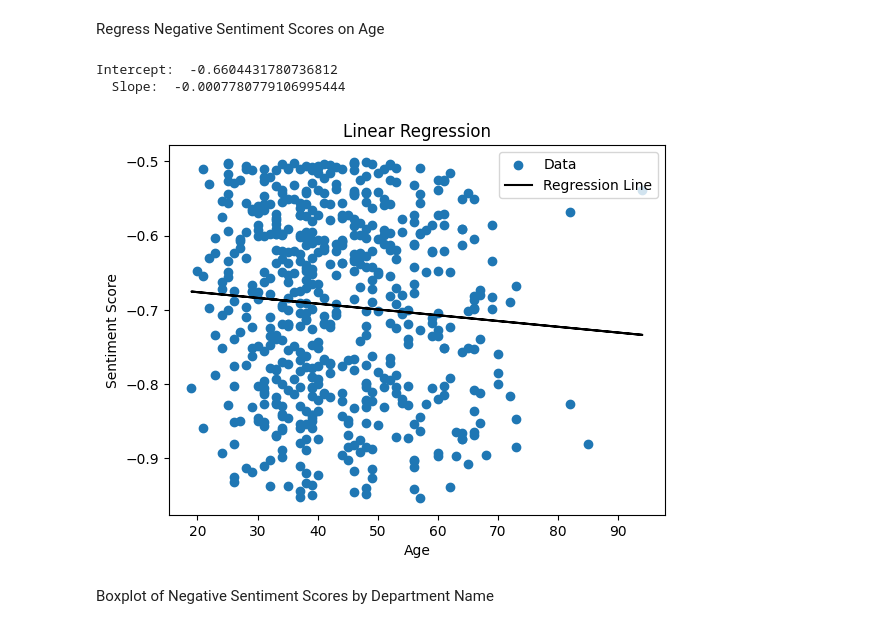
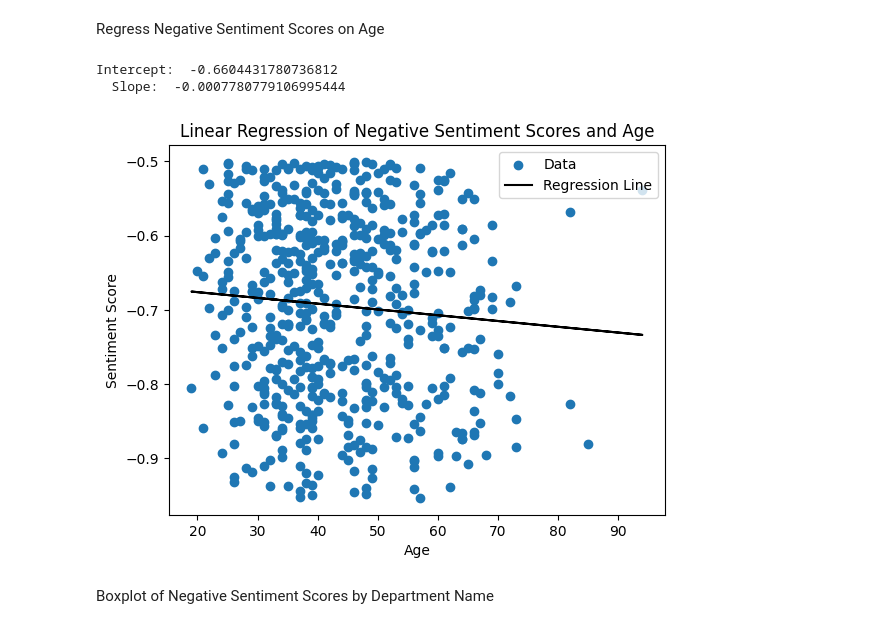
Before and after one commit to Sabrina-Hendricks/DS4002-Group13, a Jupyter notebook: Scripts/Ml3_Analysis_Negative.ipynb, the cells around one changed output. Cells and saved outputs as stored; diff of their text form; code cells hidden in the pictures.

```diff
--- a/Scripts/Ml3_Analysis_Negative.ipynb
+++ b/Scripts/Ml3_Analysis_Negative.ipynb
@@ -108,25 +71,25 @@ Regress Negative Sentiment Scores on Age
 # %%
 x = negative_df['Age']
 y = negative_df['Sentiment Score']
 
 coef = slr(x,y) # Single Linear Regression
 print('Intercept: ',coef['b0'], '\n', ' Slope: ', coef['b1'])
 
 y_hat = coef['b0']+coef['b1']*x # Compute predictions
 
 # Scatter plot of fit:
 plt.scatter(x,y,label='Data')
 plt.plot(x,y_hat,label='Regression Line',color='black')
 plt.xlabel("Age")
 plt.ylabel("Sentiment Score")
 plt.legend(loc='upper right')
-plt.title('Linear Regression')
+plt.title('Linear Regression of Negative Sentiment Scores and Age')
 
 plt.show()
 # %% [output]
 Intercept:  -0.6604431780736812
   Slope:  -0.0007780779106995444
-[figure, old version]
+[figure, new version]
 # %% [markdown]
 Boxplot of Negative Sentiment Scores by Department Name
 # %%
```
Also changed, not shown: parts of 6 cells of this notebook.
